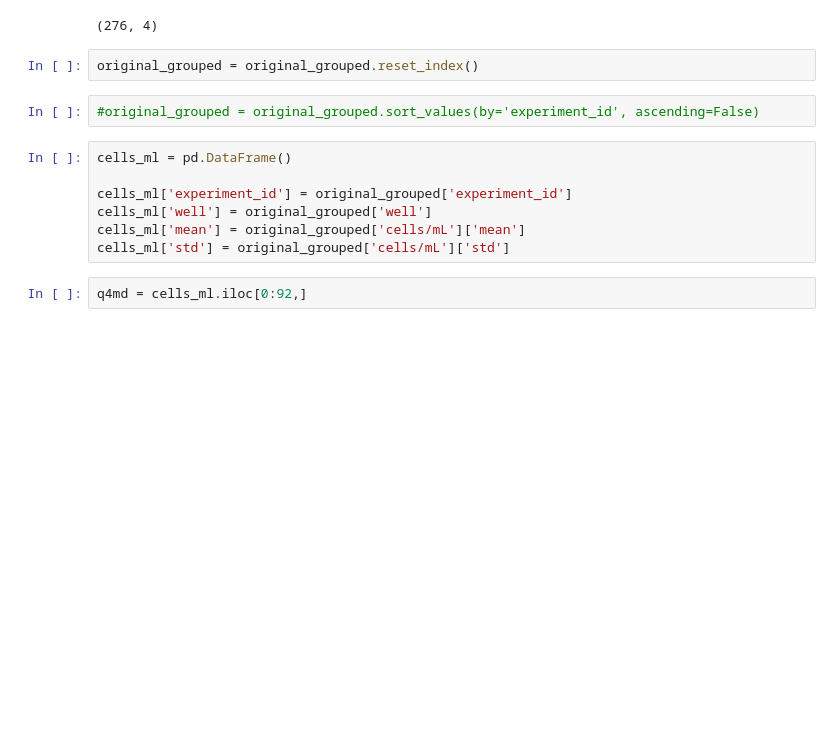
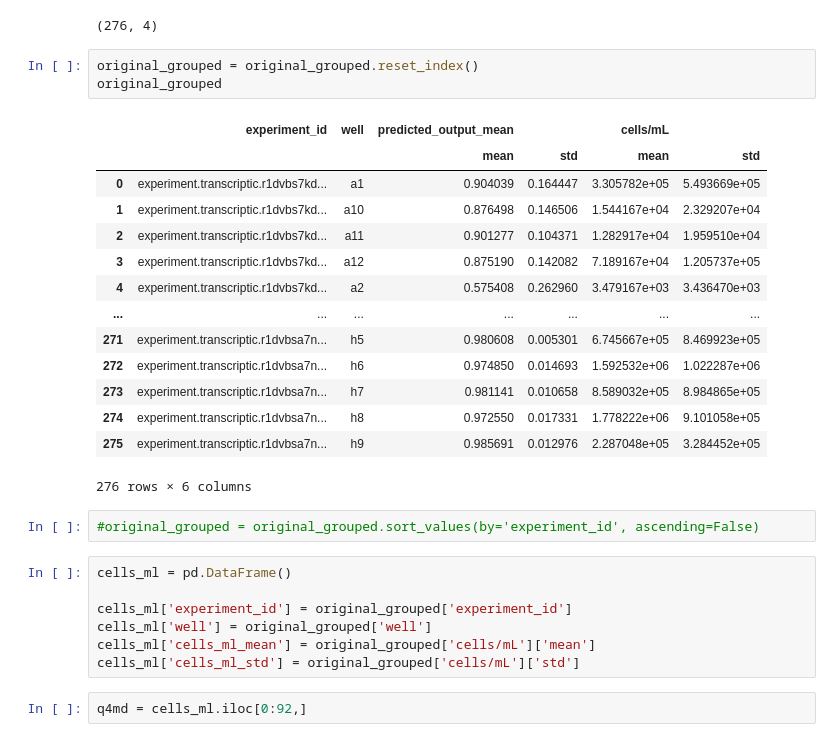
Before and after one commit to SD2E/precomputed-data-table, a Jupyter notebook: notebooks/Cells_mL_Analysis.ipynb, the cells around one changed output. Cells and saved outputs as stored; diff of their text form; blank space fills up the shorter version.

```diff
--- a/notebooks/Cells_mL_Analysis.ipynb
+++ b/notebooks/Cells_mL_Analysis.ipynb
@@ -58,6 +53,22 @@ original_grouped.shape
 (276, 4)
 # %%
 original_grouped = original_grouped.reset_index()
+original_grouped
+# %% [output]
+|  | experiment_id | well | predicted_output_mean |  | cells/mL |  |
+|  |  |  | mean | std | mean | std |
+| 0 | experiment.transcriptic.r1dvbs7kd... | a1 | 0.904039 | 0.164447 | 3.305782e+05 | 5.493669e+05 |
+| 1 | experiment.transcriptic.r1dvbs7kd... | a10 | 0.876498 | 0.146506 | 1.544167e+04 | 2.329207e+04 |
+| 2 | experiment.transcriptic.r1dvbs7kd... | a11 | 0.901277 | 0.104371 | 1.282917e+04 | 1.959510e+04 |
+| 3 | experiment.transcriptic.r1dvbs7kd... | a12 | 0.875190 | 0.142082 | 7.189167e+04 | 1.205737e+05 |
+| 4 | experiment.transcriptic.r1dvbs7kd... | a2 | 0.575408 | 0.262960 | 3.479167e+03 | 3.436470e+03 |
+| ... | ... | ... | ... | ... | ... | ... |
+| 271 | experiment.transcriptic.r1dvbsa7n... | h5 | 0.980608 | 0.005301 | 6.745667e+05 | 8.469923e+05 |
+| 272 | experiment.transcriptic.r1dvbsa7n... | h6 | 0.974850 | 0.014693 | 1.592532e+06 | 1.022287e+06 |
+| 273 | experiment.transcriptic.r1dvbsa7n... | h7 | 0.981141 | 0.010658 | 8.589032e+05 | 8.984865e+05 |
+| 274 | experiment.transcriptic.r1dvbsa7n... | h8 | 0.972550 | 0.017331 | 1.778222e+06 | 9.101058e+05 |
+| 275 | experiment.transcriptic.r1dvbsa7n... | h9 | 0.985691 | 0.012976 | 2.287048e+05 | 3.284452e+05 |
+276 rows × 6 columns
 # %%
 #original_grouped = original_grouped.sort_values(by='experiment_id', ascending=False)
 # %%
@@ -65,8 +76,8 @@ cells_ml = pd.DataFrame()
 
 cells_ml['experiment_id'] = original_grouped['experiment_id']
 cells_ml['well'] = original_grouped['well']
-cells_ml['mean'] = original_grouped['cells/mL']['mean']
-cells_ml['std'] = original_grouped['cells/mL']['std']
+cells_ml['cells_ml_mean'] = original_grouped['cells/mL']['mean']
+cells_ml['cells_ml_std'] = original_grouped['cells/mL']['std']
 # %%
 q4md = cells_ml.iloc[0:92,]
 # %%
```
Also changed, not shown: parts of 5 cells of this notebook, 3 other files.
